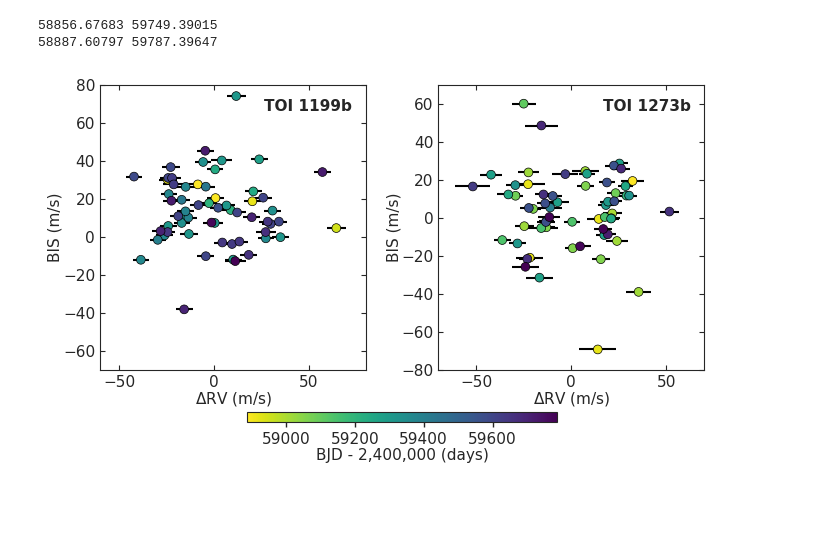
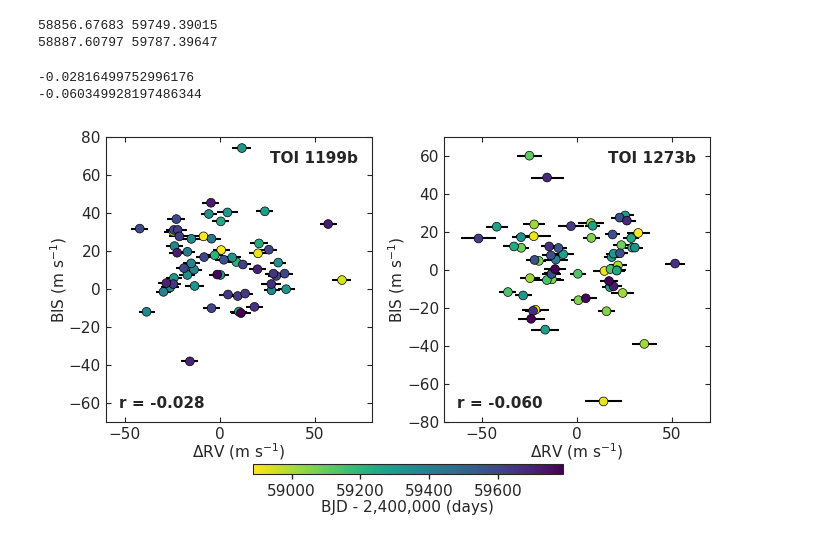
Before and after one commit to juanserrano90/toi1199-1273, a Jupyter notebook: figuras_caracterizacion.ipynb, the cells around one changed output. Cells and saved outputs as stored; diff of their text form; code cells hidden in the pictures; blank space fills up the shorter version.

```diff
--- a/figuras_caracterizacion.ipynb
+++ b/figuras_caracterizacion.ipynb
@@ -284,31 +284,43 @@ print(data_12.bjd.min(), data_12.bjd.max())
 # %% [output]
 58856.67683 59749.39015
 58887.60797 59787.39647
+# %%
+# pearson coefficients between RVs and BIS
+pearson_1199 = np.corrcoef(data_11.bis, data_11.rv)[0,1]
+print(pearson_1199)
+pearson_1273 = np.corrcoef(data_12.bis, data_12.rv)[0,1]
+print(pearson_1273)
+# %% [output]
+-0.02816499752996176
+-0.060349928197486344
 # %%
 fig, axes = plt.subplots(ncols=2, figsize=(8, 5))
 fig.subplots_adjust(wspace=0.20)
 axes[0].set_aspect('equal')
 axes[1].set_aspect('equal')
 g = axes[0].scatter(y_rv_11, data_11.bis*1e3, c=data_11.bjd, cmap='viridis_r', s=40, edgecolors='k', linewidths=0.5, zorder=10, label='TOI 1199b')
 axes[0].errorbar(y_rv_11, data_11.bis*1e3, xerr=yerr_rv_11, fmt='none', ecolor='k', markersize=7, zorder=-10)
-axes[0].set_xlabel("$\Delta$RV (m/s)", labelpad=0., fontsize=11)
-axes[0].set_ylabel("BIS (m/s)", labelpad=0., fontsize=11)
+axes[0].set_xlabel("$\Delta$RV (m s$^{-1}$)", labelpad=0., fontsize=11)
+axes[0].set_ylabel("BIS (m s$^{-1}$)", labelpad=0., fontsize=11)
 axes[0].legend(loc='upper right', markerscale=0, frameon=False, prop={'weight':'semibold', 'size':'11'})
 g = axes[1].scatter(y_rv_12, data_12.bis*1e3, c=data_12.bjd, cmap='viridis_r', s=40, edgecolors='k', linewidths=0.5, zorder=10, label='TOI 1273b')
 axes[1].errorbar(y_rv_12, data_12.bis*1e3, xerr=yerr_rv_12, fmt='none', ecolor='k', markersize=7, zorder=-10)
-axes[1].set_xlabel("$\Delta$RV (m/s)", labelpad=0., fontsize=11)
-axes[1].set_ylabel("BIS (m/s)", labelpad=0., fontsize=11)
-axes[1].legend(loc='upper right', markerscale=0, frameon=False, prop={'weight':'semibold', 'size':'11'})
+axes[1].set_xlabel("$\Delta$RV (m s$^{-1}$)", labelpad=0., fontsize=11)
+axes[1].set_ylabel("BIS (m s$^{-1}$)", labelpad=0., fontsize=11)
+axes[1].legend(loc='upper right', markerscale=0, frameon=False, prop={'weight':'demibold', 'size':'11'})
 axes[0].tick_params(axis='both', which='both', left=True, bottom=True, top=True, right=True, direction='in', labelsize=11)
 axes[1].tick_params(axis='both', which='both', left=True, bottom=True, top=True, right=True, direction='in', labelsize=11)
 axes[0].set_xlim(-60, 80)
 axes[0].set_ylim(-70, 80)
 axes[1].set_xlim(-70, 70)
 axes[1].set_ylim(-80, 70)
+# show pearson coefficients in the plot at the bottom left
+axes[0].text(0.05, 0.05, 'r = {:.3f}'.format(pearson_1199), transform=axes[0].transAxes, fontsize=11, weight='semibold')
+axes[1].text(0.05, 0.05, 'r = {:.3f}'.format(pearson_1273), transform=axes[1].transAxes, fontsize=11, weight='semibold')
 cbar =fig.colorbar(g, location='bottom', ax=axes.ravel().tolist(), shrink=0.5, aspect=30, pad=0.11)
 cbar.ax.tick_params(labelsize=11, width=1)
 cbar.set_label(label='BJD - 2,400,000 (days)', fontsize=11, labelpad=0.6)
 #plt.savefig('bisrv.png', dpi=300, bbox_inches='tight', facecolor='white')
 plt.show()
 # %% [output]
-[figure, old version]
+[figure, new version]
```
Also changed, not shown: 4 other files.
